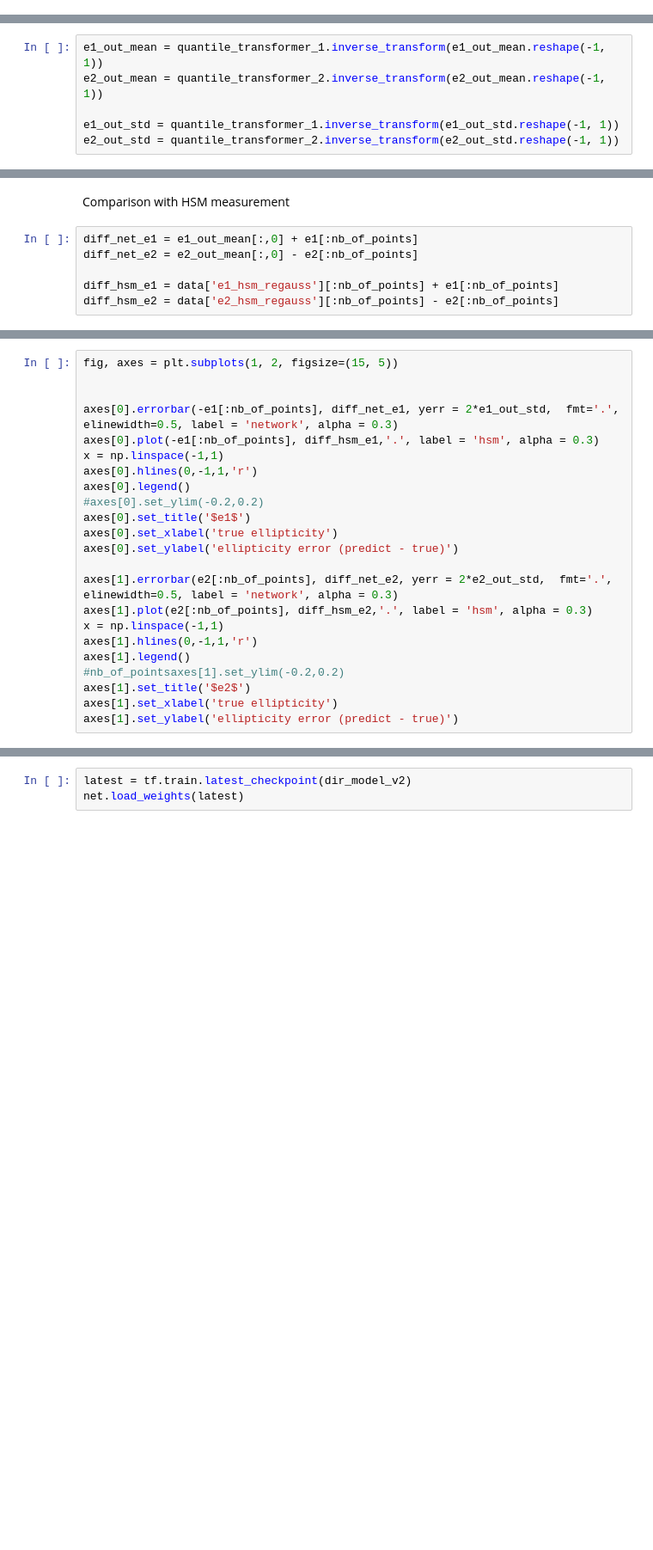
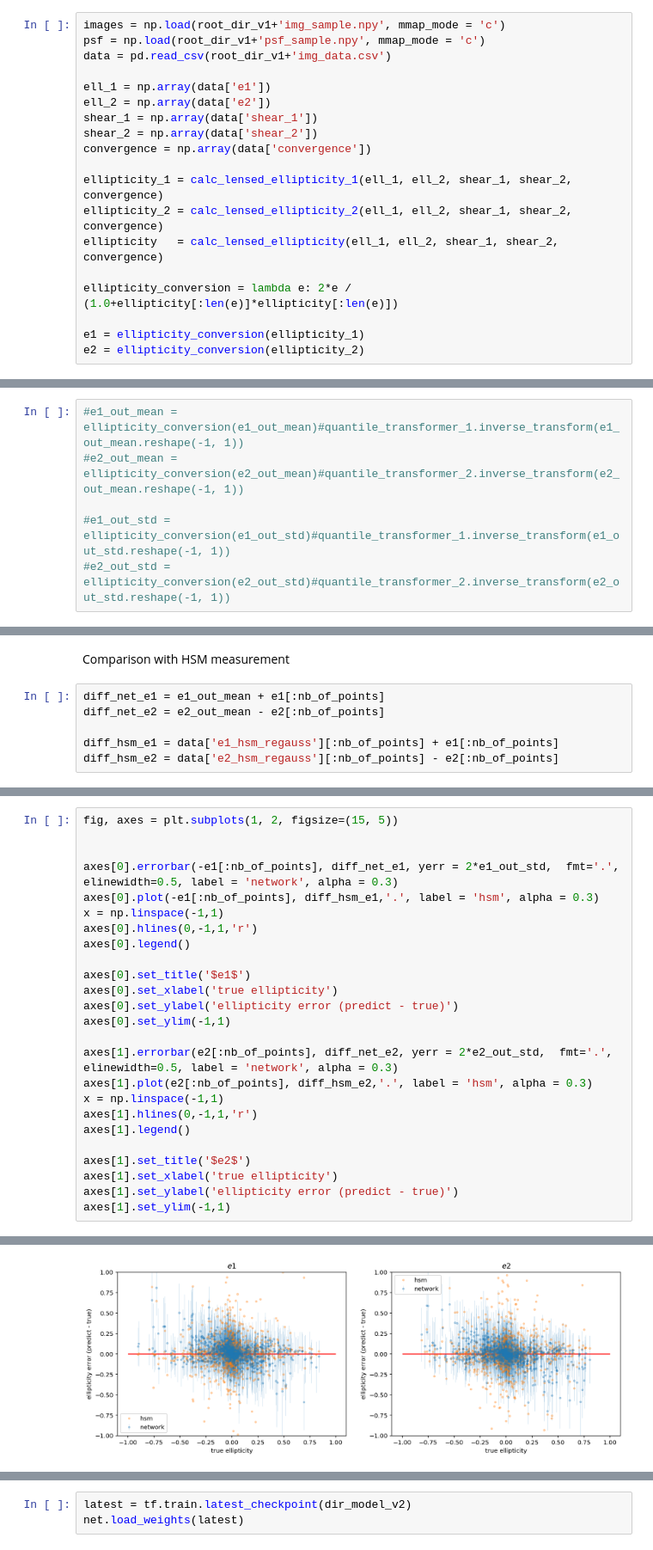
Before and after one commit to BastienArcelin/parameter_estimation, a Jupyter notebook: notebooks/parameter_estimation/DC2_shape_measurement_v1.ipynb, the cells around one changed output, grey strips where cells are left out. Shown at 86% size. Cells and saved outputs as stored; diff of their text form; blank space fills up the shorter version.

```diff
--- a/notebooks/parameter_estimation/DC2_shape_measurement_v1.ipynb
+++ b/notebooks/parameter_estimation/DC2_shape_measurement_v1.ipynb
@@ -135,0 +98,19 @@ Do not pass `graph_parents`.  They will  no longer be used.
+# %%
+images = np.load(root_dir_v1+'img_sample.npy', mmap_mode = 'c')
+psf = np.load(root_dir_v1+'psf_sample.npy', mmap_mode = 'c')
+data = pd.read_csv(root_dir_v1+'img_data.csv')
+
+ell_1 = np.array(data['e1'])
+ell_2 = np.array(data['e2'])
+shear_1 = np.array(data['shear_1'])
+shear_2 = np.array(data['shear_2'])
+convergence = np.array(data['convergence'])
+
+ellipticity_1 = calc_lensed_ellipticity_1(ell_1, ell_2, shear_1, shear_2, convergence)
+ellipticity_2 = calc_lensed_ellipticity_2(ell_1, ell_2, shear_1, shear_2, convergence)
+ellipticity   = calc_lensed_ellipticity(ell_1, ell_2, shear_1, shear_2, convergence)
+
+ellipticity_conversion = lambda e: 2*e / (1.0+ellipticity[:len(e)]*ellipticity[:len(e)])
+
+e1 = ellipticity_conversion(ellipticity_1)
+e2 = ellipticity_conversion(ellipticity_2)
@@ -148,11 +131,11 @@ e2_out_mean = K.get_value(output_v1.mean())[:,1]
 e1_out_std = K.get_value(output_v1.stddev())[:,0]
 e2_out_std = K.get_value(output_v1.stddev())[:,1]
 # %%
-e1_out_mean = quantile_transformer_1.inverse_transform(e1_out_mean.reshape(-1, 1))
-e2_out_mean = quantile_transformer_2.inverse_transform(e2_out_mean.reshape(-1, 1))
+#e1_out_mean = ellipticity_conversion(e1_out_mean)#quantile_transformer_1.inverse_transform(e1_out_mean.reshape(-1, 1))
+#e2_out_mean = ellipticity_conversion(e2_out_mean)#quantile_transformer_2.inverse_transform(e2_out_mean.reshape(-1, 1))
 
-e1_out_std = quantile_transformer_1.inverse_transform(e1_out_std.reshape(-1, 1))
-e2_out_std = quantile_transformer_2.inverse_transform(e2_out_std.reshape(-1, 1))
+#e1_out_std = ellipticity_conversion(e1_out_std)#quantile_transformer_1.inverse_transform(e1_out_std.reshape(-1, 1))
+#e2_out_std = ellipticity_conversion(e2_out_std)#quantile_transformer_2.inverse_transform(e2_out_std.reshape(-1, 1))
 # %%
 fig, axes = plt.subplots(1, 2, figsize=(15, 5))
 
@@ -172,8 +158,8 @@ axes[1].set_title('$e2$')
 # %% [markdown]
 Comparison with HSM measurement
 # %%
-diff_net_e1 = e1_out_mean[:,0] + e1[:nb_of_points]
-diff_net_e2 = e2_out_mean[:,0] - e2[:nb_of_points]
+diff_net_e1 = e1_out_mean + e1[:nb_of_points]
+diff_net_e2 = e2_out_mean - e2[:nb_of_points]
 
 diff_hsm_e1 = data['e1_hsm_regauss'][:nb_of_points] + e1[:nb_of_points]
 diff_hsm_e2 = data['e2_hsm_regauss'][:nb_of_points] - e2[:nb_of_points]
@@ -209,17 +198,20 @@ axes[0].plot(-e1[:nb_of_points], diff_hsm_e1,'.', label = 'hsm', alpha = 0.3)
 x = np.linspace(-1,1)
 axes[0].hlines(0,-1,1,'r')
 axes[0].legend()
-#axes[0].set_ylim(-0.2,0.2)
+
 axes[0].set_title('$e1$')
 axes[0].set_xlabel('true ellipticity')
 axes[0].set_ylabel('ellipticity error (predict - true)')
+axes[0].set_ylim(-1,1)
 
 axes[1].errorbar(e2[:nb_of_points], diff_net_e2, yerr = 2*e2_out_std,  fmt='.', elinewidth=0.5, label = 'network', alpha = 0.3)
 axes[1].plot(e2[:nb_of_points], diff_hsm_e2,'.', label = 'hsm', alpha = 0.3)
 x = np.linspace(-1,1)
 axes[1].hlines(0,-1,1,'r')
 axes[1].legend()
-#nb_of_pointsaxes[1].set_ylim(-0.2,0.2)
+
 axes[1].set_title('$e2$')
 axes[1].set_xlabel('true ellipticity')
 axes[1].set_ylabel('ellipticity error (predict - true)')
+axes[1].set_ylim(-1,1)
+# %% [output]
@@ -225,0 +219 @@ axes[1].set_ylabel('ellipticity error (predict - true)')
+[figure, added]
```
Also changed, not shown: parts of 36 cells of this notebook, 16 other files.
